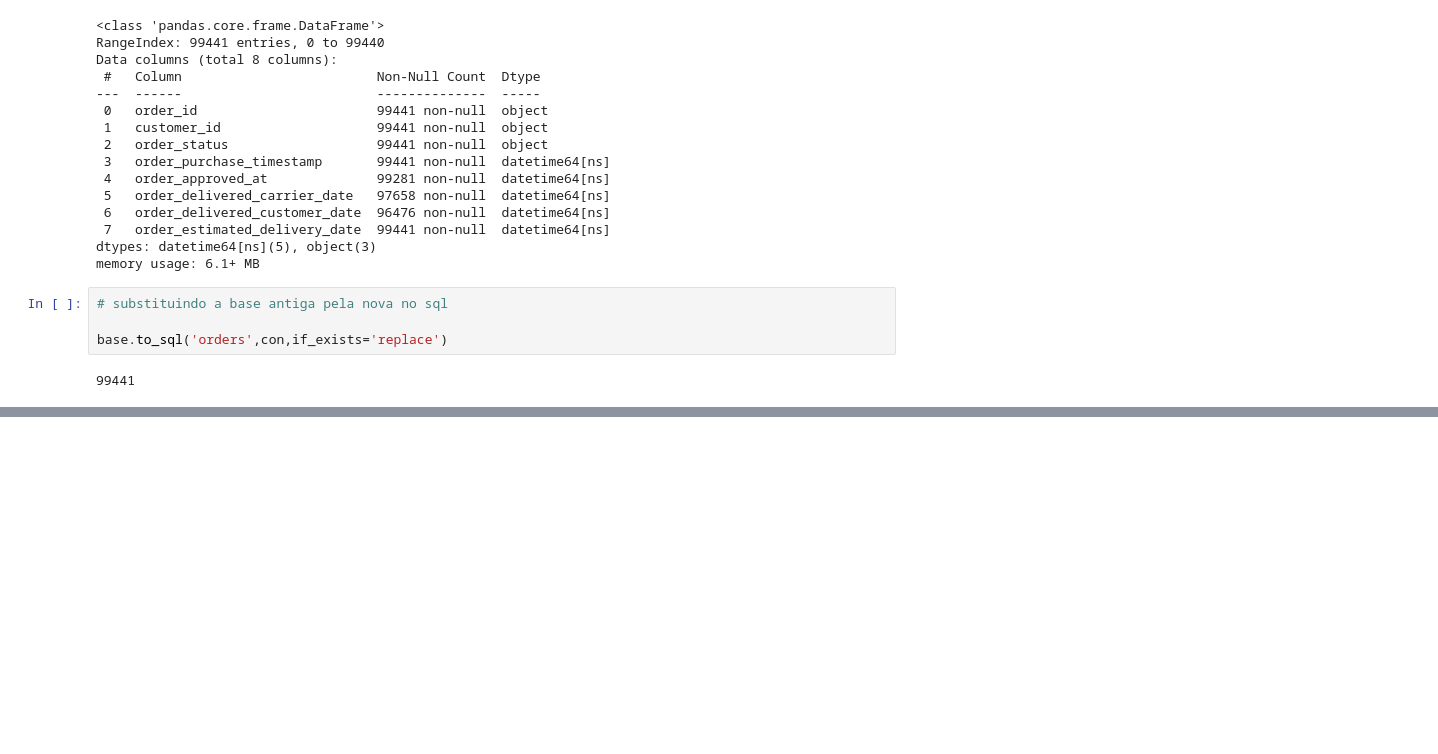
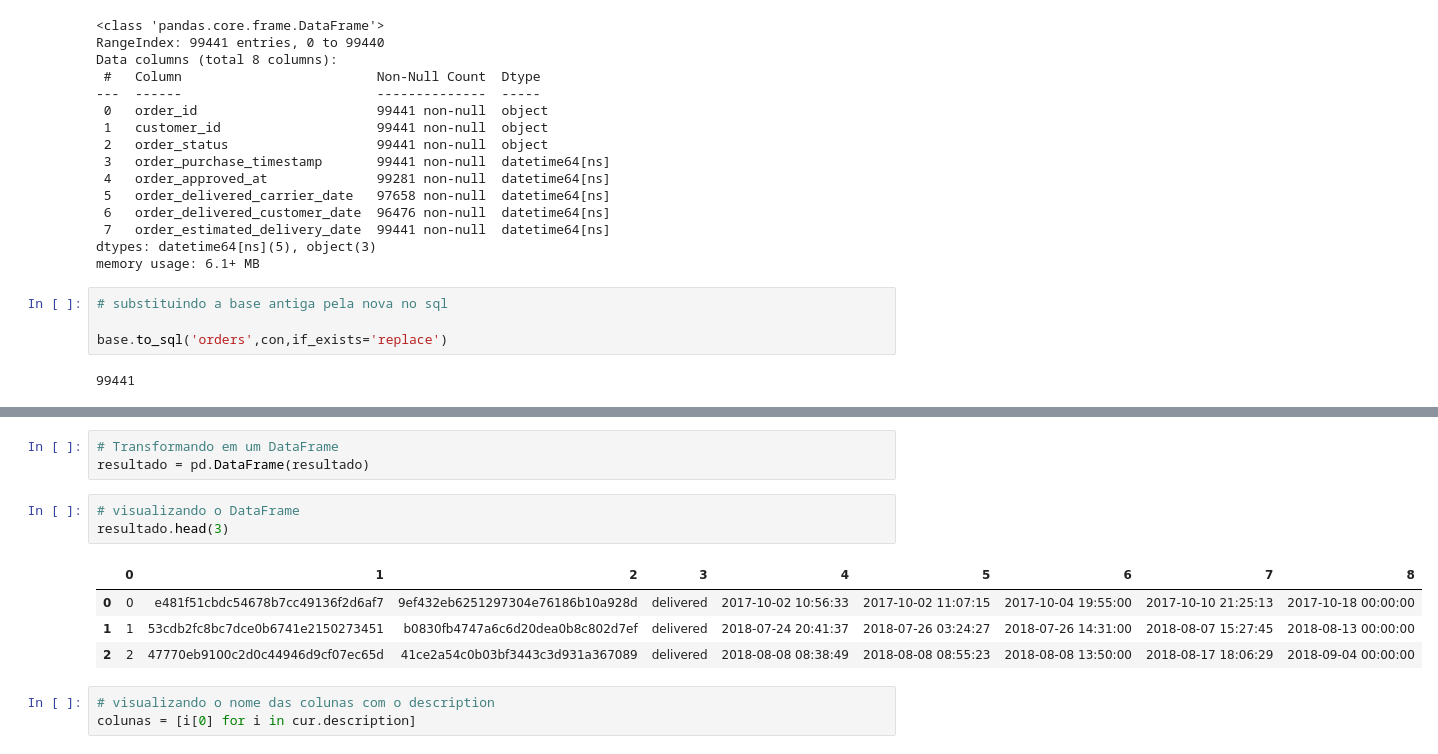
Before and after one commit to MDayvson/Ciencia-de-Dados, a Jupyter notebook: Ciência de Dados Impressionador/18. Utilizando o SQL com dados reais de venda/3. Criando uma história com os dados.ipynb, the cells around one changed output, grey strips where cells are left out. Saved outputs shown, nothing was run; the diff lists cells and outputs as text; blank space fills up the shorter version.

```diff
--- a/Ciência de Dados Impressionador/18. Utilizando o SQL com dados reais de venda/3. Criando uma história com os dados.ipynb
+++ b/Ciência de Dados Impressionador/18. Utilizando o SQL com dados reais de venda/3. Criando uma história com os dados.ipynb
@@ -161,0 +189,14 @@ base.to_sql('orders',con,if_exists='replace')
+# %%
+# Transformando em um DataFrame
+resultado = pd.DataFrame(resultado)
+# %%
+# visualizando o DataFrame
+resultado.head(3)
+# %% [output]
+|  | 0 | 1 | 2 | 3 | 4 | 5 | 6 | 7 | 8 |
+| 0 | 0 | e481f51cbdc54678b7cc49136f2d6af7 | 9ef432eb6251297304e76186b10a928d | delivered | 2017-10-02 10:56:33 | 2017-10-02 11:07:15 | 2017-10-04 19:55:00 | 2017-10-10 21:25:13 | 2017-10-18 00:00:00 |
+| 1 | 1 | 53cdb2fc8bc7dce0b6741e2150273451 | b0830fb4747a6c6d20dea0b8c802d7ef | delivered | 2018-07-24 20:41:37 | 2018-07-26 03:24:27 | 2018-07-26 14:31:00 | 2018-08-07 15:27:45 | 2018-08-13 00:00:00 |
+| 2 | 2 | 47770eb9100c2d0c44946d9cf07ec65d | 41ce2a54c0b03bf3443c3d931a367089 | delivered | 2018-08-08 08:38:49 | 2018-08-08 08:55:23 | 2018-08-08 13:50:00 | 2018-08-17 18:06:29 | 2018-09-04 00:00:00 |
+# %%
+# visualizando o nome das colunas com o description
+colunas = [i[0] for i in cur.description]
```
Also changed, not shown: parts of 9 cells of this notebook, 1 other file.
